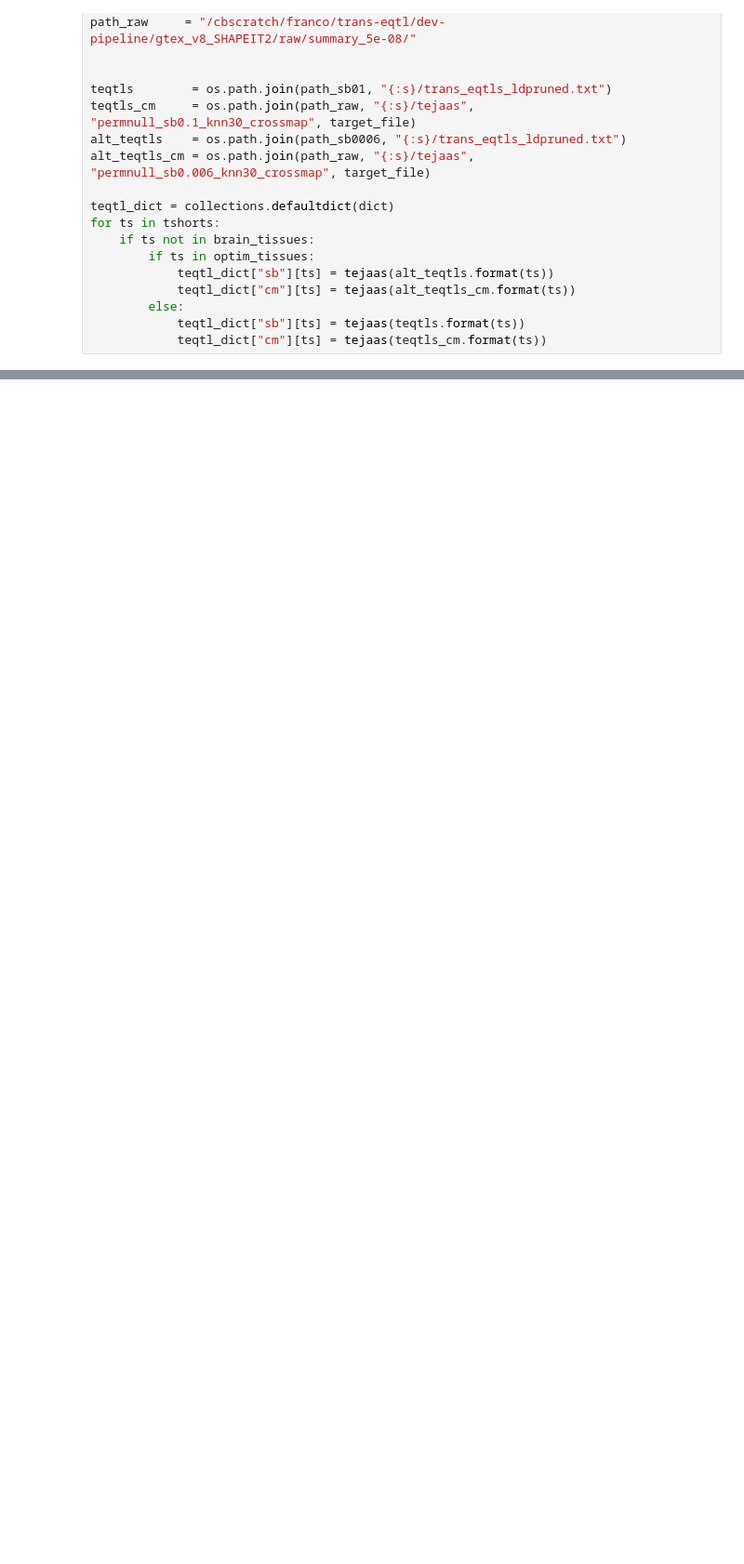
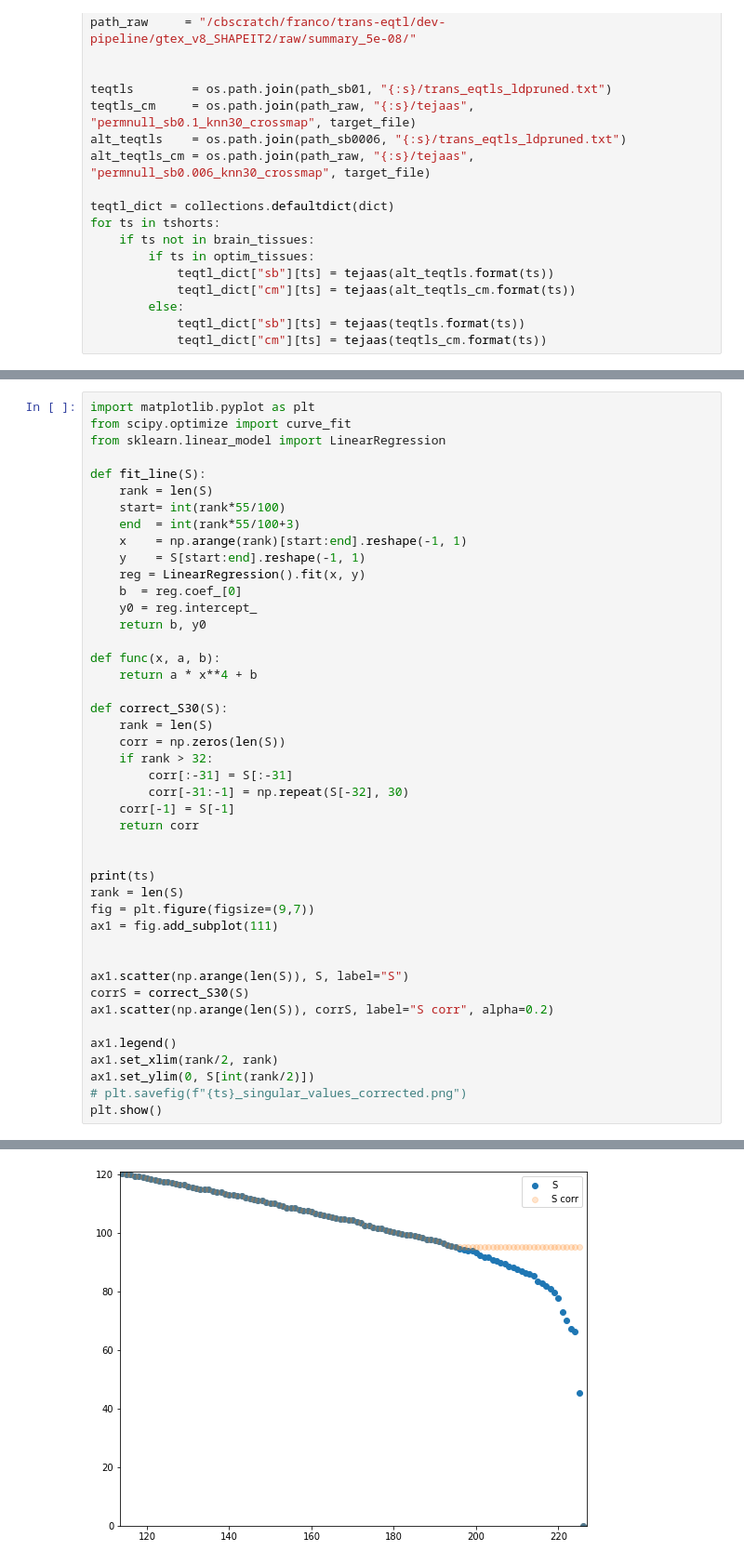
Before and after one commit to banskt/trans-eqtl-pipeline, a Jupyter notebook: analysis/jupyter/revisions/write_crossmappability_expression.ipynb, the cells around one changed output, grey strips where cells are left out. Shown at 93% size. Cells and saved outputs as stored; diff of their text form; blank space fills up the shorter version.

```diff
--- a/analysis/jupyter/revisions/write_crossmappability_expression.ipynb
+++ b/analysis/jupyter/revisions/write_crossmappability_expression.ipynb
@@ -306,0 +546,45 @@ Tissue: wb
+# %%
+import matplotlib.pyplot as plt
+from scipy.optimize import curve_fit
+from sklearn.linear_model import LinearRegression
+
+def fit_line(S):
+    rank = len(S)
+    start= int(rank*55/100)
+    end  = int(rank*55/100+3)
+    x    = np.arange(rank)[start:end].reshape(-1, 1)
+    y    = S[start:end].reshape(-1, 1)
+    reg = LinearRegression().fit(x, y)
+    b  = reg.coef_[0]
+    y0 = reg.intercept_
+    return b, y0
+
+def func(x, a, b):
+    return a * x**4 + b
+
+def correct_S30(S):
+    rank = len(S)
+    corr = np.zeros(len(S))
+    if rank > 32:
+        corr[:-31] = S[:-31]
+        corr[-31:-1] = np.repeat(S[-32], 30)
+    corr[-1] = S[-1]
+    return corr
+
+
+print(ts)
+rank = len(S)
+fig = plt.figure(figsize=(9,7))
+ax1 = fig.add_subplot(111)
+
+
+ax1.scatter(np.arange(len(S)), S, label="S")
+corrS = correct_S30(S)
+ax1.scatter(np.arange(len(S)), corrS, label="S corr", alpha=0.2)
+
+ax1.legend()
+ax1.set_xlim(rank/2, rank)
+ax1.set_ylim(0, S[int(rank/2)])
+# plt.savefig(f"{ts}_singular_values_corrected.png")
+plt.show()
+# %% [output]
@@ -306,0 +592 @@ Tissue: wb
+[figure, added]
```
Also changed, not shown: parts of 22 cells of this notebook, 31 other files.
